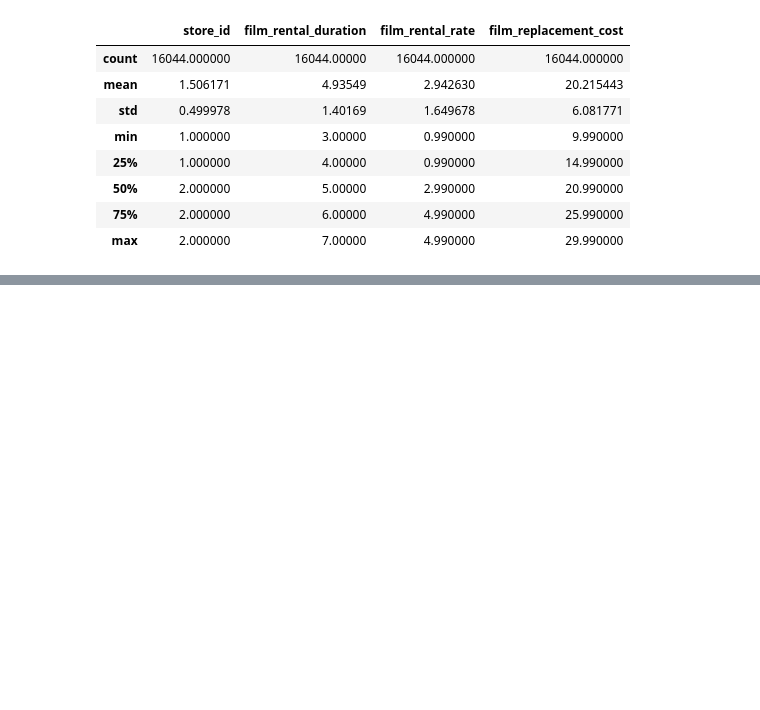
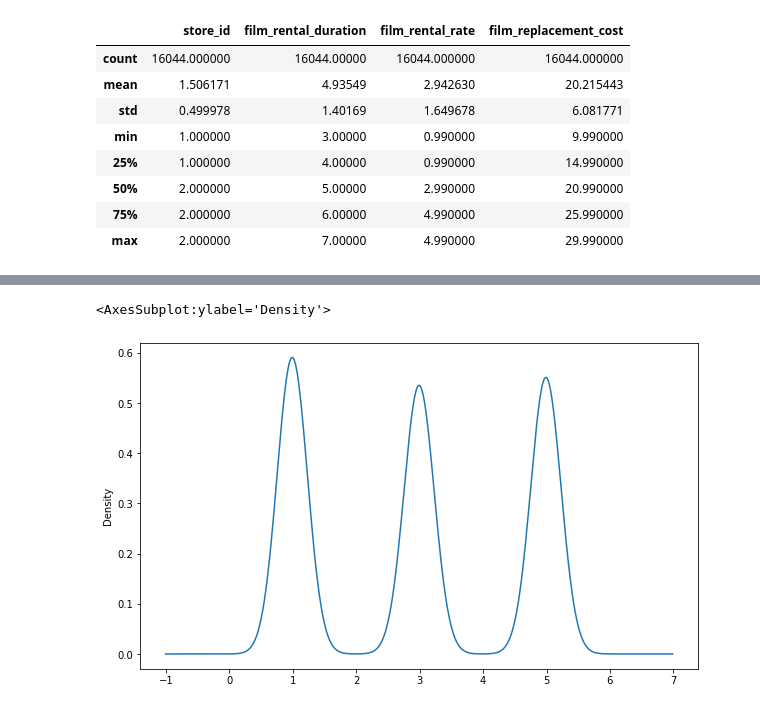
Before and after one commit to LesleyBonyo/Data-science, a Jupyter notebook: Jan_22_fcc.ipynb, the cells around one changed output, grey strips where cells are left out. Saved outputs shown, nothing was run; the diff lists cells and outputs as text; code cells hidden in the pictures; blank space fills up the shorter version.

```diff
--- a/Jan_22_fcc.ipynb
+++ b/Jan_22_fcc.ipynb
@@ -72,0 +100,5 @@ df.describe()
+# %%
+df['film_rental_rate'].plot(kind = 'density', figsize = (10,6))
+# %% [output]
+<AxesSubplot:ylabel='Density'>
+[figure, added]
```
Also changed, not shown: parts of 7 cells of this notebook.
